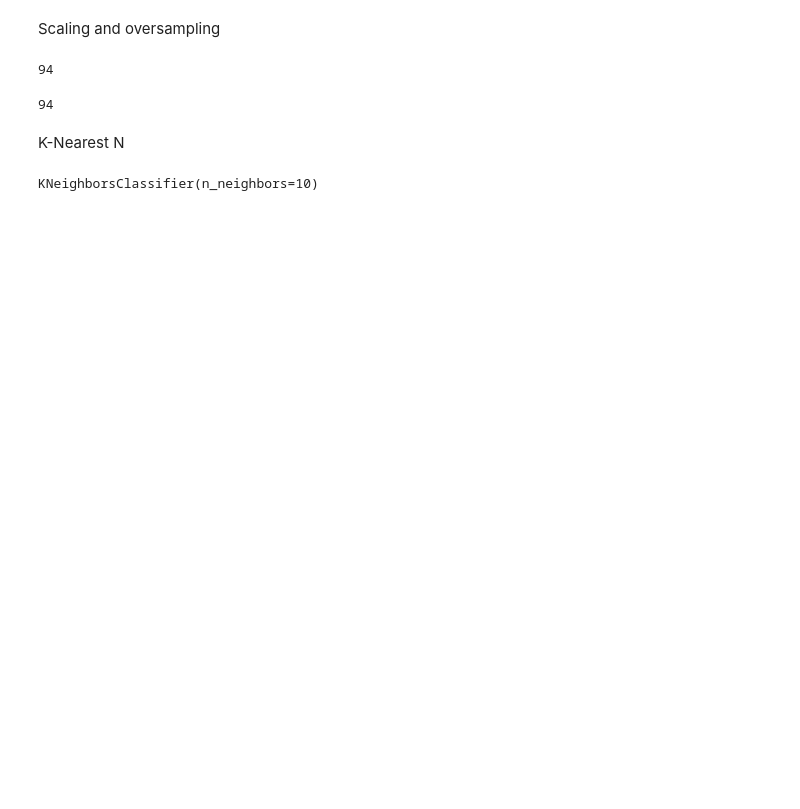
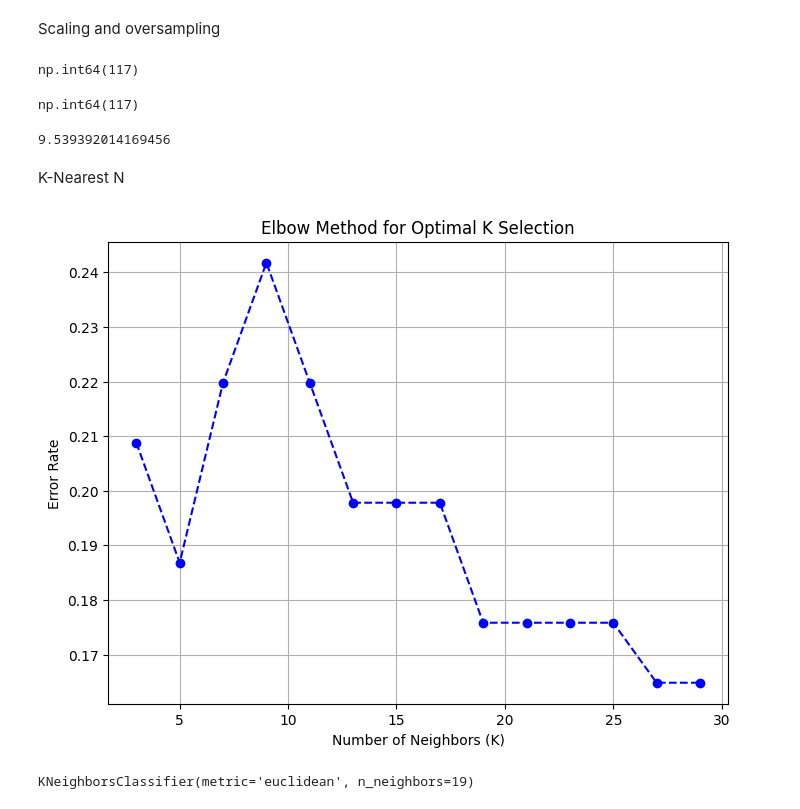
Before and after one commit to sneh6677/Cardio_vascular_disease_prediction, a Jupyter notebook: CVD_Capstone.ipynb, the cells around one changed output. Drawn from its saved outputs; the diff is of its cells as text; code cells hidden in the pictures; blank space fills up the shorter version.

```diff
--- a/CVD_Capstone.ipynb
+++ b/CVD_Capstone.ipynb
@@ -61,5 +71,5 @@ Splitting the data set for training, Validation and testing
 # %%
-train, validate, test = np.split(df.sample(frac=1), [int(0.6*len(df)), int(0.8*len(df))])
+train, test = np.split(df.sample(frac=1, random_state=42), [int(0.70*len(df))])
 # %% [markdown]
 Data before oversampling
 # %%
@@ -77,9 +87,9 @@ def scale_data(df, oversample = False):
 
   scaler = StandardScaler()
   x = scaler.fit_transform(x)
-
+  RANDOM_STATE = 42;
   if oversample:
-    ros = RandomOverSampler()
+    ros = RandomOverSampler(random_state=RANDOM_STATE)
     x, y = ros.fit_resample(x, y)
   data = np.hstack((x, np.reshape(y, (-1, 1)))) #creating a 2D  numpy array
 
@@ -91,10 +100,15 @@ validate_s, x_validate, y_validate = scale_data(validate, oversample=False)
 # %%
 sum(y_train==1)
 # %% [output]
-94
+np.int64(117)
 # %%
 sum(y_train==0)
 # %% [output]
-94
+np.int64(117)
+# %%
+import math
+math.sqrt(len(y_test))
+# %% [output]
+9.539392014169456
 # %% [markdown]
 K-Nearest N
@@ -104,8 +115,29 @@ from sklearn.metrics import accuracy_score, precision_score, recall_score, f1_sc
+# %%
+k_values = list(range(3, 31, 2))  #  only odd K values between 3 and 30
+error_rates = []
+
+for k in k_values:
+    knn = KNeighborsClassifier(n_neighbors=k)
+    knn.fit(x_train, y_train)
+    y_pred = knn.predict(x_test)
+
+    error = 1 - accuracy_score(y_test, y_pred)
+    error_rates.append(error)
+
+plt.figure(figsize=(8,6))
+plt.plot(k_values, error_rates, marker='o', linestyle='dashed', color='b')
+plt.xlabel("Number of Neighbors (K)")
+plt.ylabel("Error Rate")
+plt.title("Elbow Method for Optimal K Selection")
+plt.grid()
+plt.show()
+# %% [output]
+[figure, added]
 # %%
-kn_model = KNeighborsClassifier(n_neighbors=10)
+kn_model = KNeighborsClassifier(n_neighbors=19, p =2, metric='euclidean')
 kn_model.fit(x_train, y_train)
 # %% [output]
-KNeighborsClassifier(n_neighbors=10)
+KNeighborsClassifier(metric='euclidean', n_neighbors=19)
 # %%
 y_pred = kn_model.predict(x_test)
 # %%
```
Also changed, not shown: parts of 43 cells of this notebook.
